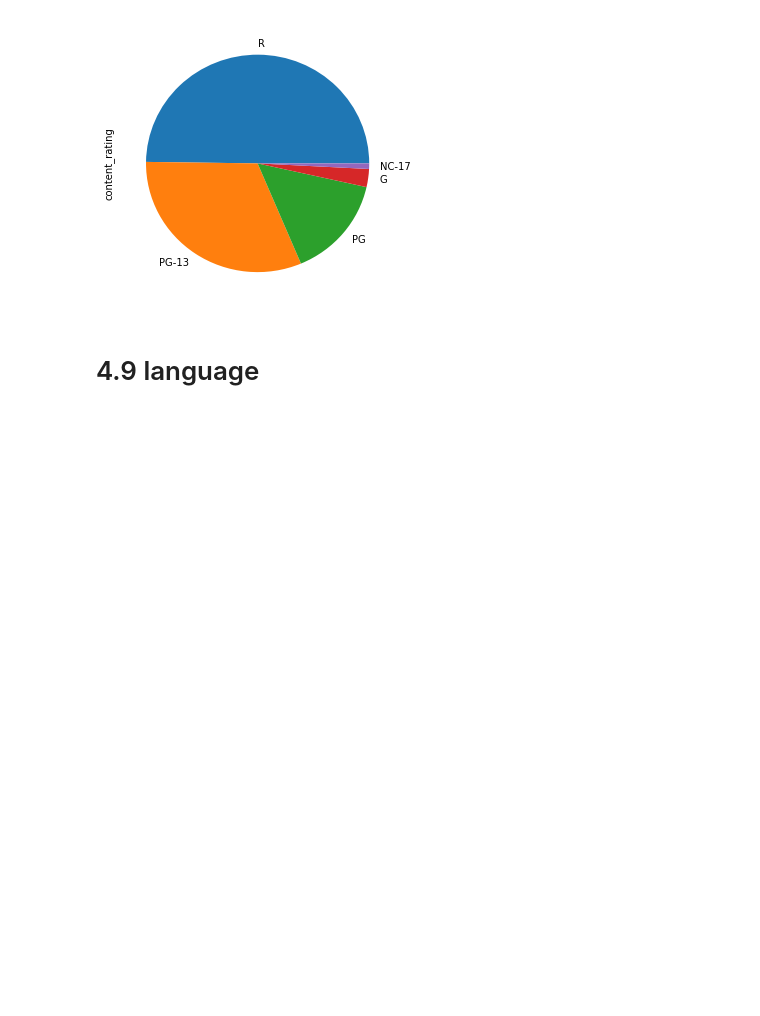
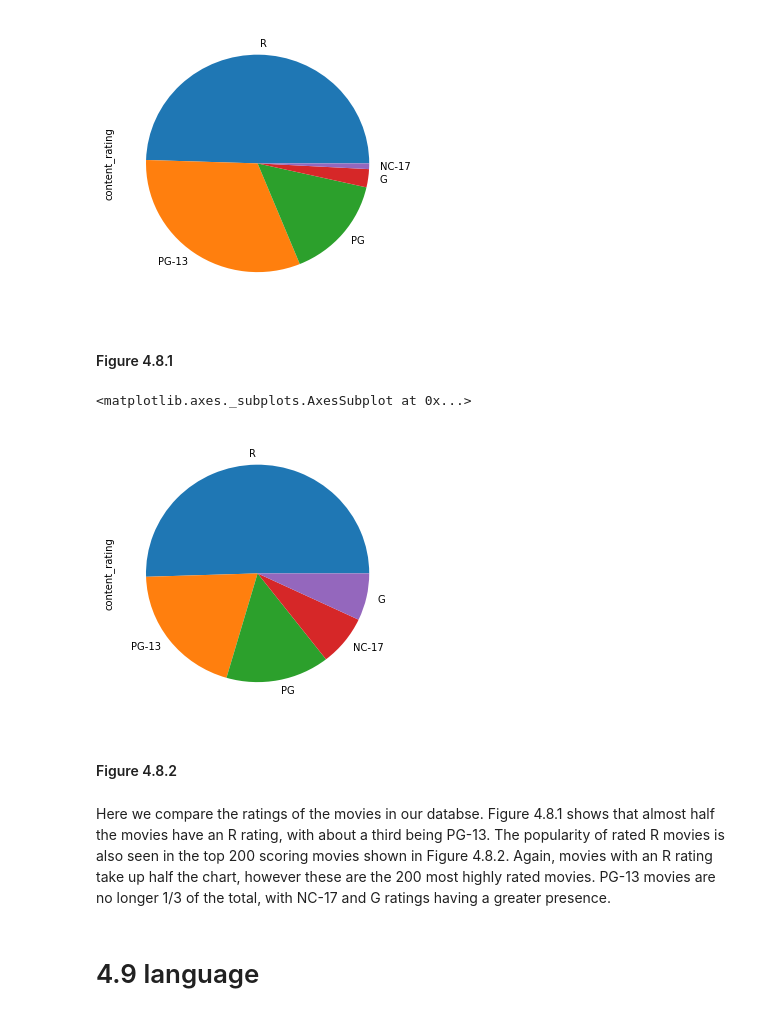
Before and after one commit to wensu425/Cogs108_Movie_Prediction, a Jupyter notebook: Movie_prediction.ipynb, the cells around one changed output. Saved outputs shown, nothing was run; the diff lists cells and outputs as text; code cells hidden in the pictures; blank space fills up the shorter version.

```diff
--- a/Movie_prediction.ipynb
+++ b/Movie_prediction.ipynb
@@ -710,6 +733,18 @@ data.content_rating.value_counts().plot.pie(figsize=(5,5))
 # %% [output]
 <matplotlib.axes._subplots.AxesSubplot at 0x...>
 [figure]
+# %% [markdown]
+#### Figure 4.8.1
+# %%
+contentTop200 = data[data.index.isin(data['imdb_score'].sort_values(ascending = False)[:200].index)]
+contentTop200.content_rating.value_counts().plot.pie(figsize=(5,5))
+# %% [output]
+<matplotlib.axes._subplots.AxesSubplot at 0x...>
+[figure, added]
+# %% [markdown]
+#### Figure 4.8.2
+# %% [markdown]
+Here we compare the ratings of the movies in our databse. Figure 4.8.1 shows that almost half the movies have an R rating, with about a third being PG-13. The popularity of rated R movies is also seen in the top 200 scoring movies shown in Figure 4.8.2. Again, movies with an R rating take up half the chart, however these are the 200 most highly rated movies. PG-13 movies are no longer 1/3 of the total, with NC-17 and G ratings having a greater presence.
 # %% [markdown]
 # 4.9 language
 # %%
```
Also changed, not shown: parts of 49 cells of this notebook.
